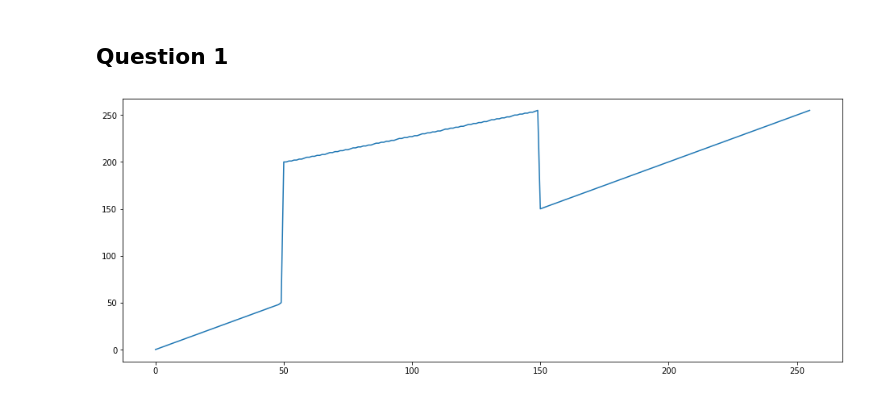
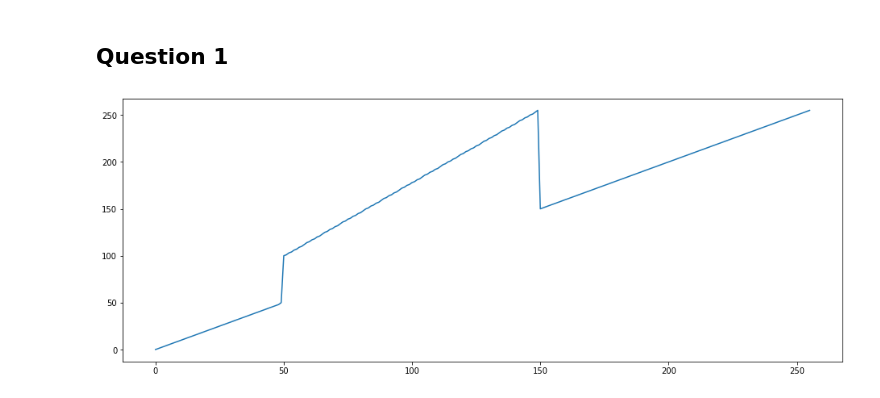
Before and after one commit to YSK-Machine-Vision-EN2550/Assignment_1, a Jupyter notebook: Book1.ipynb, the cells around one changed output. Cells and saved outputs as stored; diff of their text form; code cells hidden in the pictures.

```diff
--- a/Book1.ipynb
+++ b/Book1.ipynb
@@ -49,17 +49,17 @@ from matplotlib import pyplot as plt
 # %%
 # creating intensity transformation
 t1 = np.linspace(0, 50, 50)
-t2 = np.linspace(200, 255, 100)
+t2 = np.linspace(100, 255, 100)
 t3 = np.linspace(150, 255, 106)
 
 transform = np.concatenate((t1, t2, t3), axis = 0).astype(np.uint8)
 assert len(transform) == 256
 
 _, ax = plt.subplots(figsize = (16, 6))
 ax.plot(transform)
 plt.show()
 # %% [output]
-[figure, old version]
+[figure, new version]
 # %%
 img = cv.imread(r'emma_gray.jpg', cv.IMREAD_GRAYSCALE)
 assert img is not None
```
Also changed, not shown: parts of 4 cells of this notebook, 1 other file.
